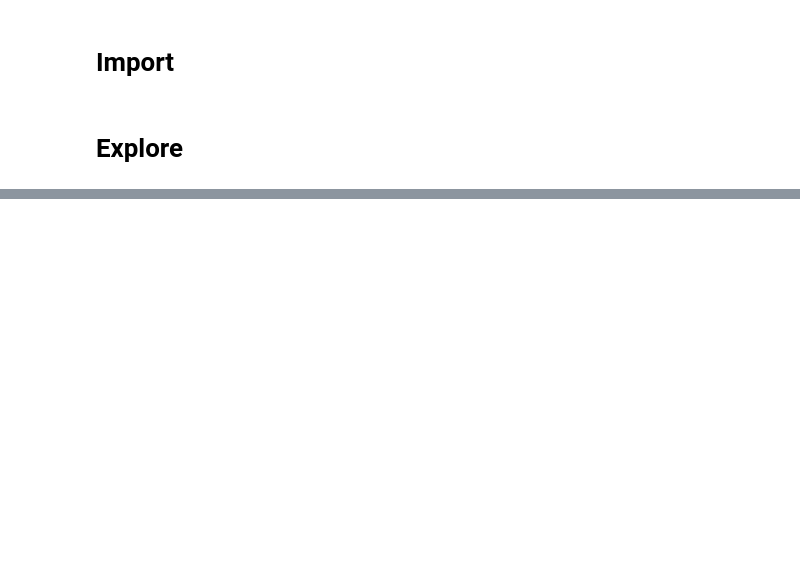
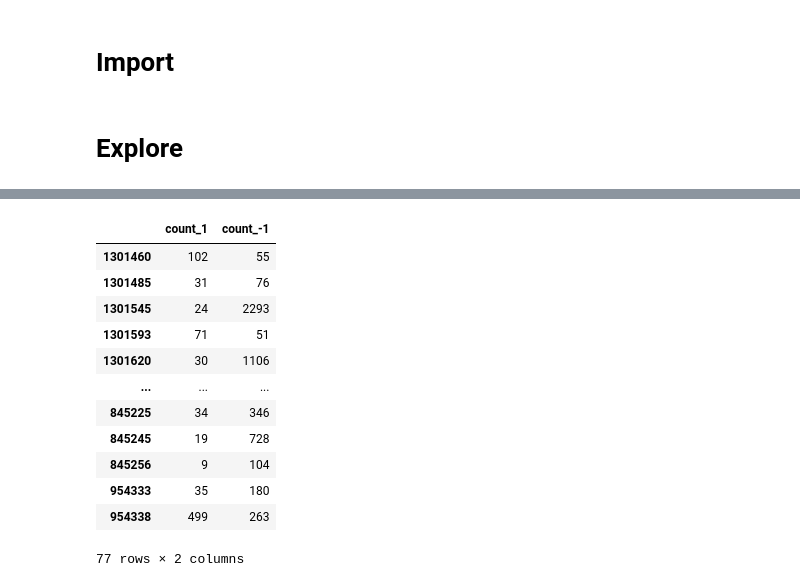
Before and after one commit to mxfly14/phenoseeker, a Jupyter notebook: notebooks/explore_ChEMBL.ipynb, the cells around one changed output, grey strips where cells are left out. Drawn from its saved outputs; the diff is of its cells as text; code cells hidden in the pictures; blank space fills up the shorter version.

```diff
--- a/notebooks/explore_ChEMBL.ipynb
+++ b/notebooks/explore_ChEMBL.ipynb
@@ -45,5 +108,21 @@ summary_df = pd.DataFrame({
     'count_1': count_1,
     'count_-1': count_neg1
 })
+# %%
+summary_df
+# %% [output]
+|  | count_1 | count_-1 |
+| 1301460 | 102 | 55 |
+| 1301485 | 31 | 76 |
+| 1301545 | 24 | 2293 |
+| 1301593 | 71 | 51 |
+| 1301620 | 30 | 1106 |
+| ... | ... | ... |
+| 845225 | 34 | 346 |
+| 845245 | 19 | 728 |
+| 845256 | 9 | 104 |
+| 954333 | 35 | 180 |
+| 954338 | 499 | 263 |
+77 rows × 2 columns
 # %%
 summary_df['hit rate'] = summary_df['count_1'] / (summary_df['count_1'] + summary_df['count_-1'])   *100
```
Also changed, not shown: parts of 12 cells of this notebook, 7 other files.
